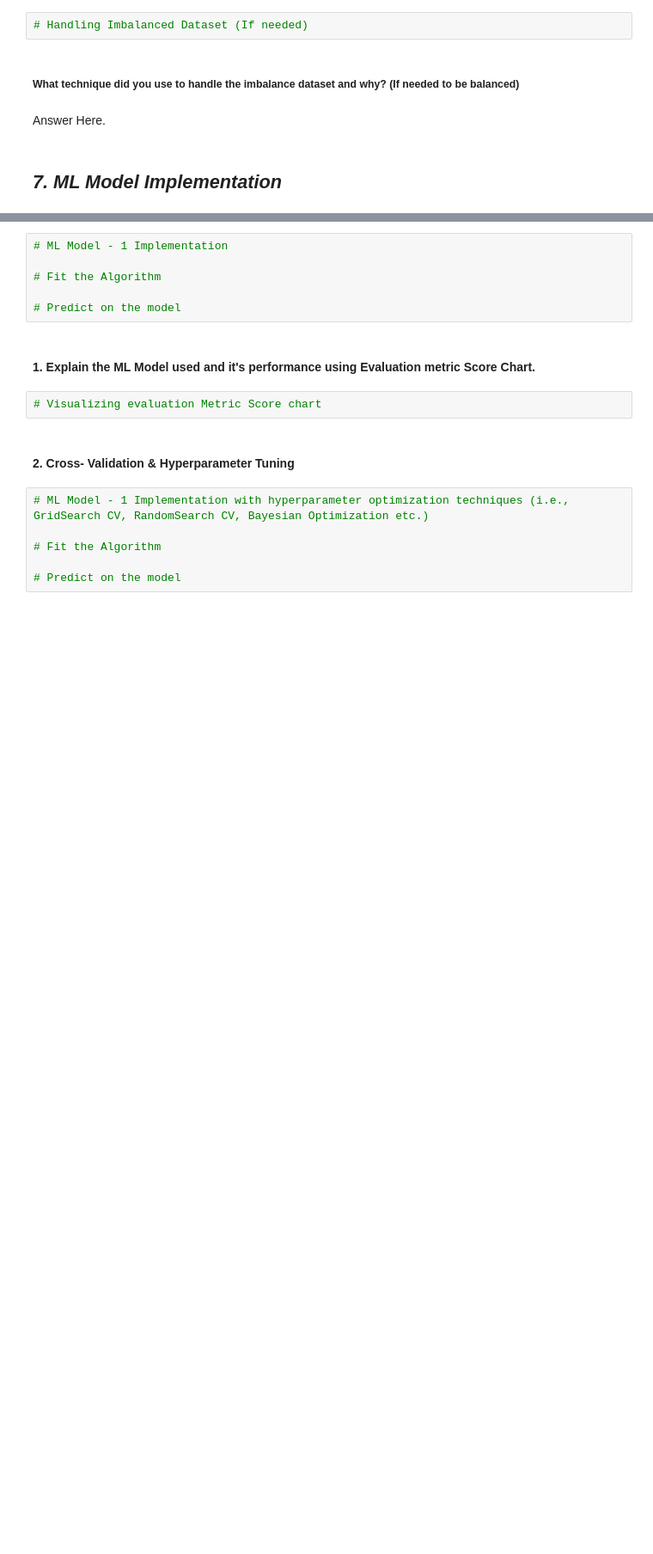
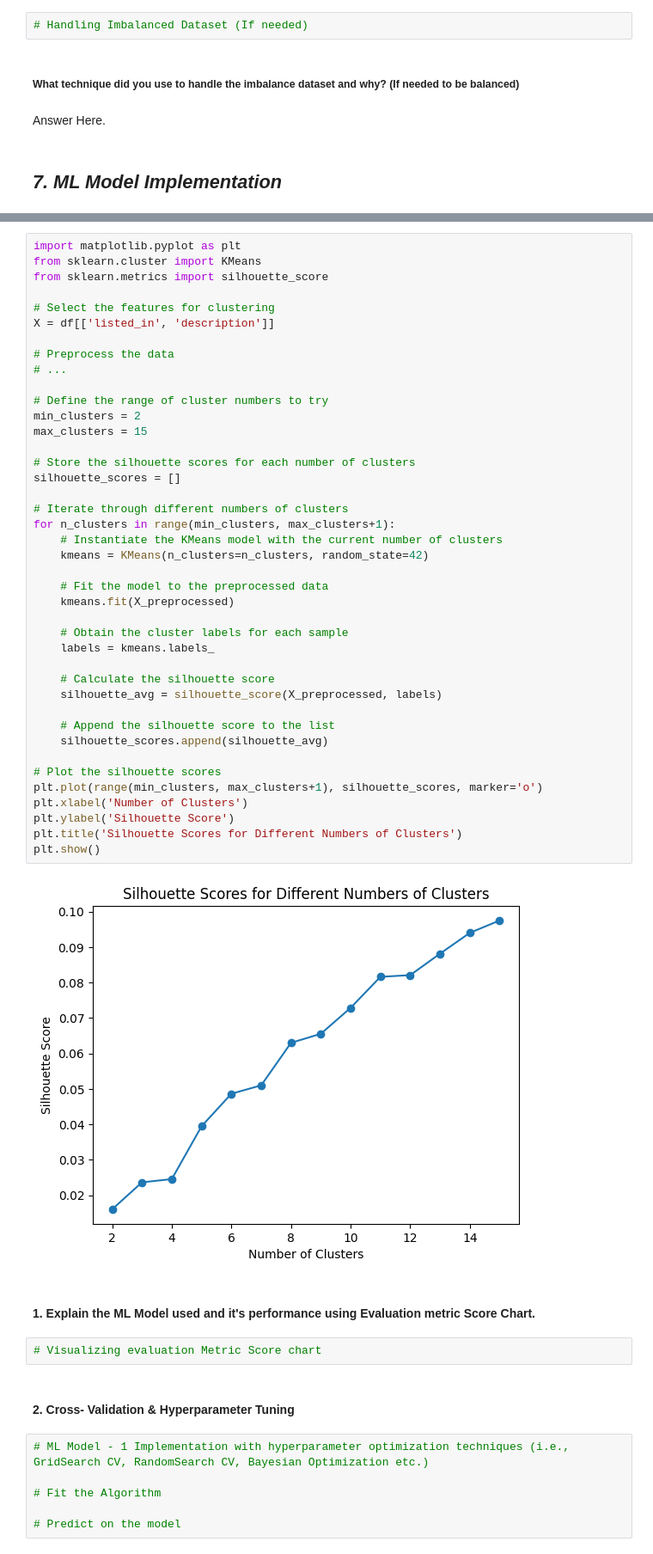
Before and after one commit to khalilkhan1111/Netflix_movies_and_tv_shows_clustering, a Jupyter notebook: Netflix_Movies_and_TV_Shows_Clustering.ipynb, the cells around one changed output, grey strips where cells are left out. Shown at 86% size. Saved outputs shown, nothing was run; the diff lists cells and outputs as text; blank space fills up the shorter version.

```diff
--- a/Netflix_Movies_and_TV_Shows_Clustering.ipynb
+++ b/Netflix_Movies_and_TV_Shows_Clustering.ipynb
@@ -983,9 +1034,46 @@ Answer Here.
-# %%
-# ML Model - 1 Implementation
-
-# Fit the Algorithm
-
-# Predict on the model
+# %%
+import matplotlib.pyplot as plt
+from sklearn.cluster import KMeans
+from sklearn.metrics import silhouette_score
+
+# Select the features for clustering
+X = df[['listed_in', 'description']]
+
+# Preprocess the data
+# ...
+
+# Define the range of cluster numbers to try
+min_clusters = 2
+max_clusters = 15
+
+# Store the silhouette scores for each number of clusters
+silhouette_scores = []
+
+# Iterate through different numbers of clusters
+for n_clusters in range(min_clusters, max_clusters+1):
+    # Instantiate the KMeans model with the current number of clusters
+    kmeans = KMeans(n_clusters=n_clusters, random_state=42)
+
+    # Fit the model to the preprocessed data
+    kmeans.fit(X_preprocessed)
+
+    # Obtain the cluster labels for each sample
+    labels = kmeans.labels_
+
+    # Calculate the silhouette score
+    silhouette_avg = silhouette_score(X_preprocessed, labels)
+
+    # Append the silhouette score to the list
+    silhouette_scores.append(silhouette_avg)
+
+# Plot the silhouette scores
+plt.plot(range(min_clusters, max_clusters+1), silhouette_scores, marker='o')
+plt.xlabel('Number of Clusters')
+plt.ylabel('Silhouette Score')
+plt.title('Silhouette Scores for Different Numbers of Clusters')
+plt.show()
+# %% [output]
+[figure, added]
 # %% [markdown]
 #### 1. Explain the ML Model used and it's performance using Evaluation metric Score Chart.
 # %%
```
Also changed, not shown: parts of 7 cells of this notebook.
